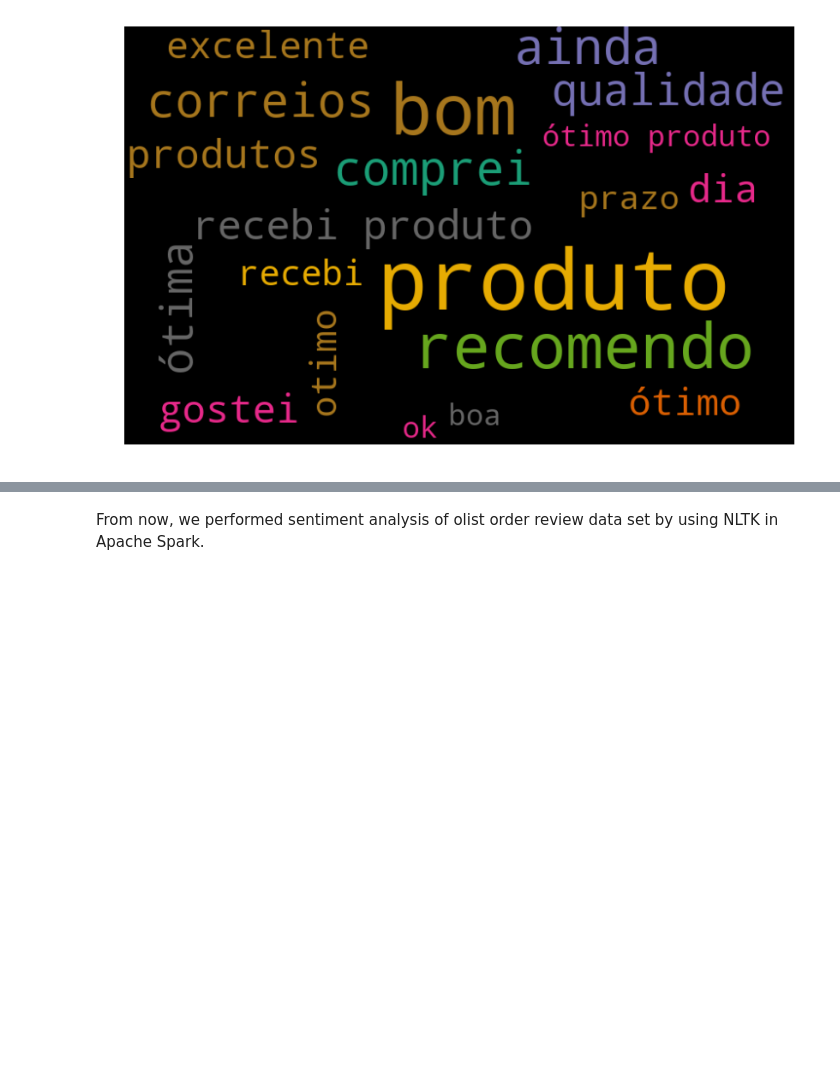
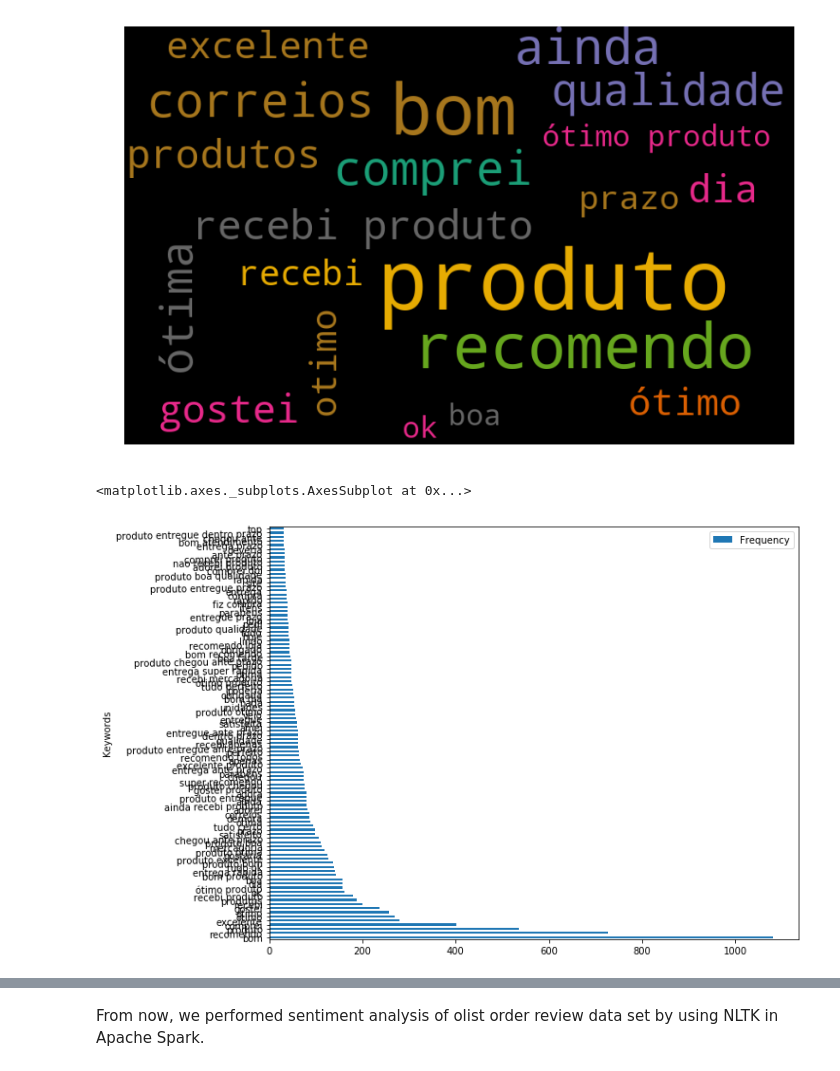
Before and after one commit to Branden-Kang/Brazillian-E-commerce-Analysis, a Jupyter notebook: Natural_Language_Processing_in_review_dataset.ipynb, the cells around one changed output, grey strips where cells are left out. Drawn from its saved outputs; the diff is of its cells as text; code cells hidden in the pictures; blank space fills up the shorter version.

```diff
--- a/Natural_Language_Processing_in_review_dataset.ipynb
+++ b/Natural_Language_Processing_in_review_dataset.ipynb
@@ -434,3 +455,12 @@ plt.axis('off')
 plt.show()
 # %% [output]
 [figure]
+# %%
+df_fDist = freqDistRDD.toDF() #converting RDD to spark dataframe
+df_fDist.createOrReplaceTempView("myTable")
+df3 = spark.sql("SELECT _1 AS Keywords, _2 as Frequency from myTable limit 100") #renaming columns
+pandD2 = df3.toPandas() #converting spark dataframes to pandas dataframes
+pandD2.plot.barh(x='Keywords', y='Frequency', rot=1, figsize=(10,8))
+# %% [output]
+<matplotlib.axes._subplots.AxesSubplot at 0x...>
+[figure, added]
```
Also changed, not shown: parts of 14 cells of this notebook.
